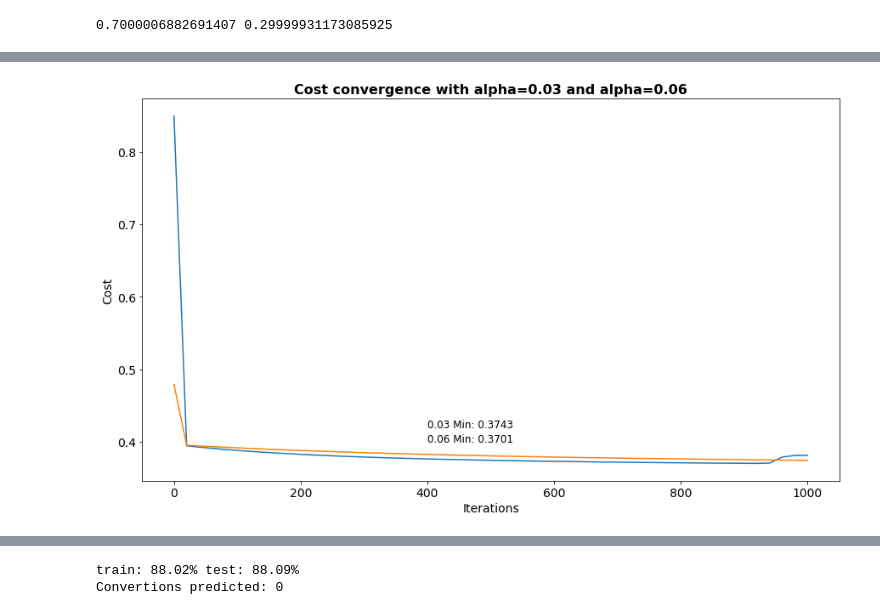
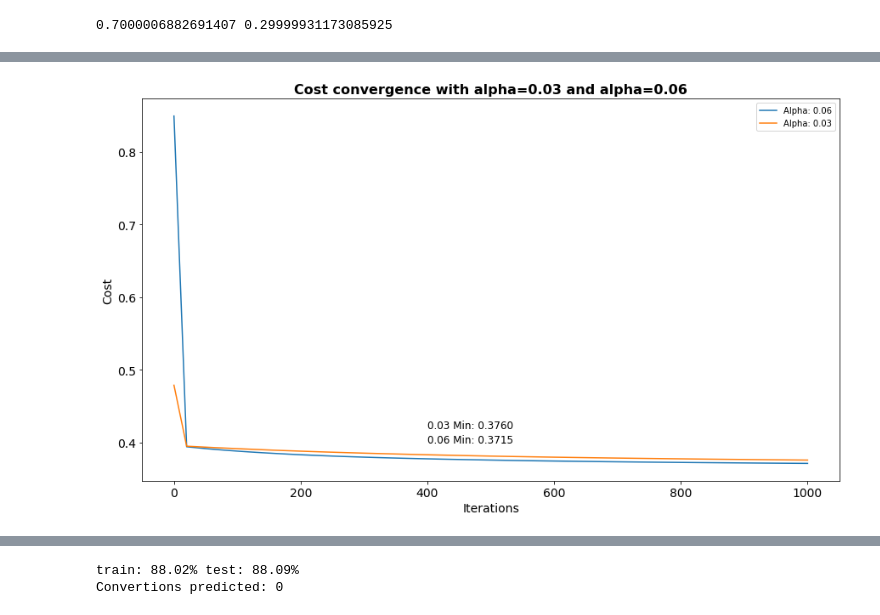
Before and after one commit to matt-fielding8/AB_test_e-commerce, a Jupyter notebook: notebooks/Logistic_Regression_Model.ipynb, the cells around one changed output, grey strips where cells are left out. Drawn from its saved outputs; the diff is of its cells as text; code cells hidden in the pictures.

```diff
--- a/notebooks/Logistic_Regression_Model.ipynb
+++ b/notebooks/Logistic_Regression_Model.ipynb
@@ -93,5 +96,5 @@ Finally lets reorder our columns, keeping only features we want to include in th
 # %%
-cols = ['intercept', 'group', 'CA', 'UK','US','day', 'hour','converted']
+cols = ['intercept', 'group', 'CA','US','day', 'hour','converted']
 df_mod = df_mod[cols]
 df_mod.head()
 # %% [output]
@@ -212,17 +240,26 @@ Wall time: 14 s
 # %%
 x03 = [i*20 for i, j in enumerate(costs03_1000)]
 y03 = [j for i, j in enumerate(costs03_1000)]
 
 x06 = [i*20 for i, j in enumerate(costs06_1000)]
 y06 = [j for i, j in enumerate(costs06_1000)]
 
 titles= ["Cost convergence with alpha=0.03 and alpha=0.06"]
 
 axs = vis.createPlot(1,1,title=titles, xlabel="Iterations", ylabel='Cost', sharey=True)
 
 sb.lineplot(x=x06,y=y06)
 sb.lineplot(x=x03,y=y03)
 plt.text(400,0.40,"0.06 Min: {:.4f}".format(np.min(costs06_1000)), fontsize=12);
 plt.text(400,0.42,"0.03 Min: {:.4f}".format(np.min(costs03_1000)), fontsize=12);
+
+import matplotlib.lines as mlines
+
+c=sb.color_palette()
+
+l0 = mlines.Line2D([],[], linestyle='-', color=c[0])
+l1 = mlines.Line2D([],[], linestyle='-', color=c[1])
+
+plt.legend((l0,l1),('Alpha: 0.06', 'Alpha: 0.03'));
 # %% [output]
-[figure, old version]
+[figure, new version]
```
Also changed, not shown: parts of 53 cells of this notebook, 1 other file.
